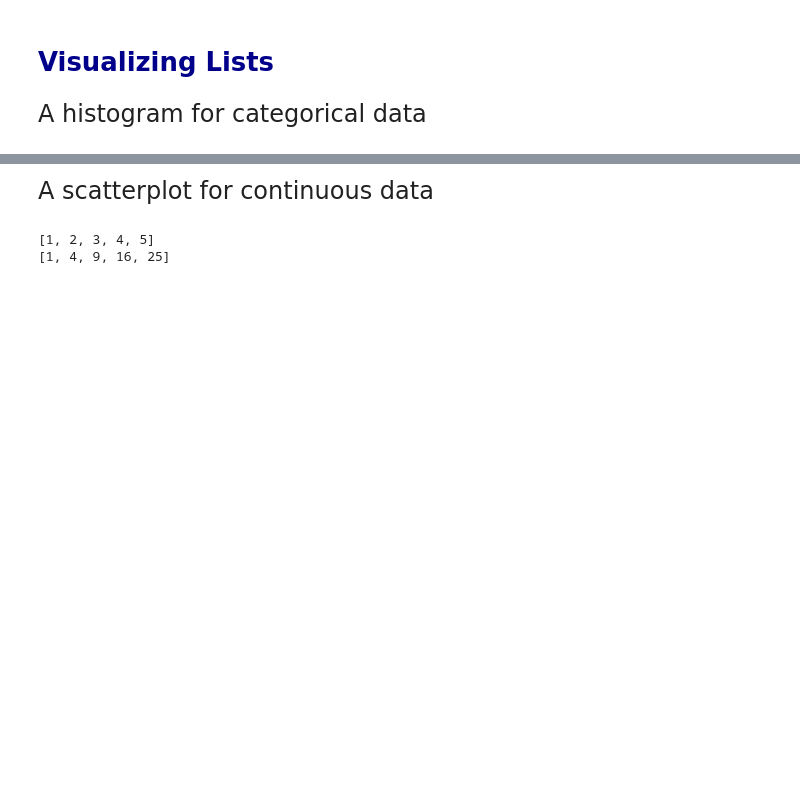
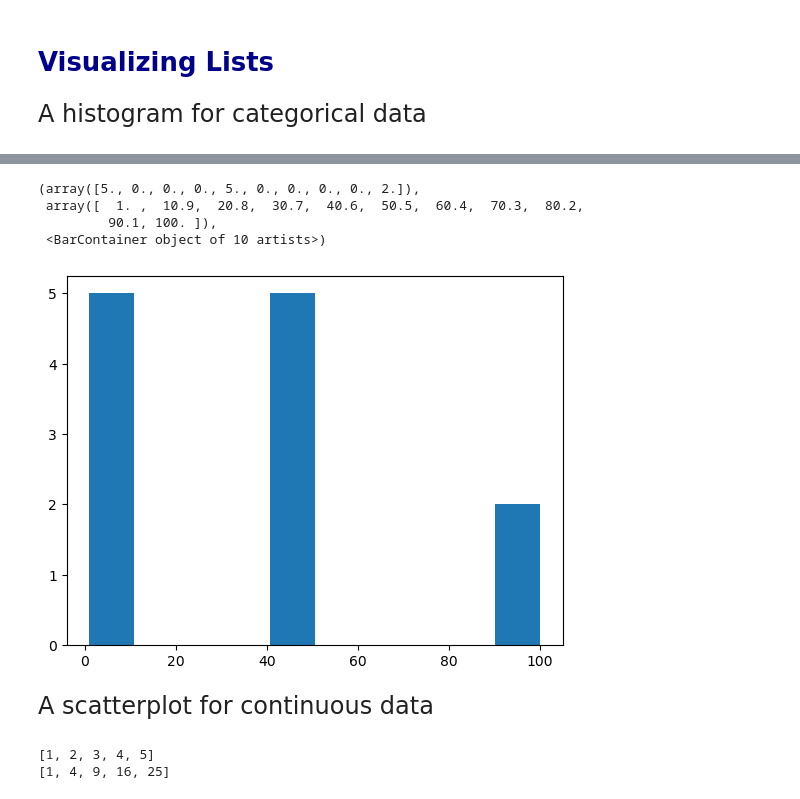
Before and after one commit to alejandrosanchezbecerra/qtm151spring2024, a Jupyter notebook: Lecture 02/lecture2.ipynb, the cells around one changed output, grey strips where cells are left out. Drawn from its saved outputs; the diff is of its cells as text; code cells hidden in the pictures; blank space fills up the shorter version.

```diff
--- a/Lecture 02/lecture2.ipynb
+++ b/Lecture 02/lecture2.ipynb
@@ -249,6 +312,16 @@ plt.hist(x= list_list)
 # %%
 # Creat a list with repeated string values
 # Compute your own histogram
+
+list_cash = [100, 100, 50, 50, 50, 50, 50, 1, 1, 1, 1, 1]
+
+plt.hist(list_cash)
+# %% [output]
+(array([5., 0., 0., 0., 5., 0., 0., 0., 0., 2.]),
+ array([  1. ,  10.9,  20.8,  30.7,  40.6,  50.5,  60.4,  70.3,  80.2,
+         90.1, 100. ]),
+ <BarContainer object of 10 artists>)
+[figure, added]
 # %% [markdown]
 <font size="5">
 
```
Also changed, not shown: parts of 31 cells of this notebook.
